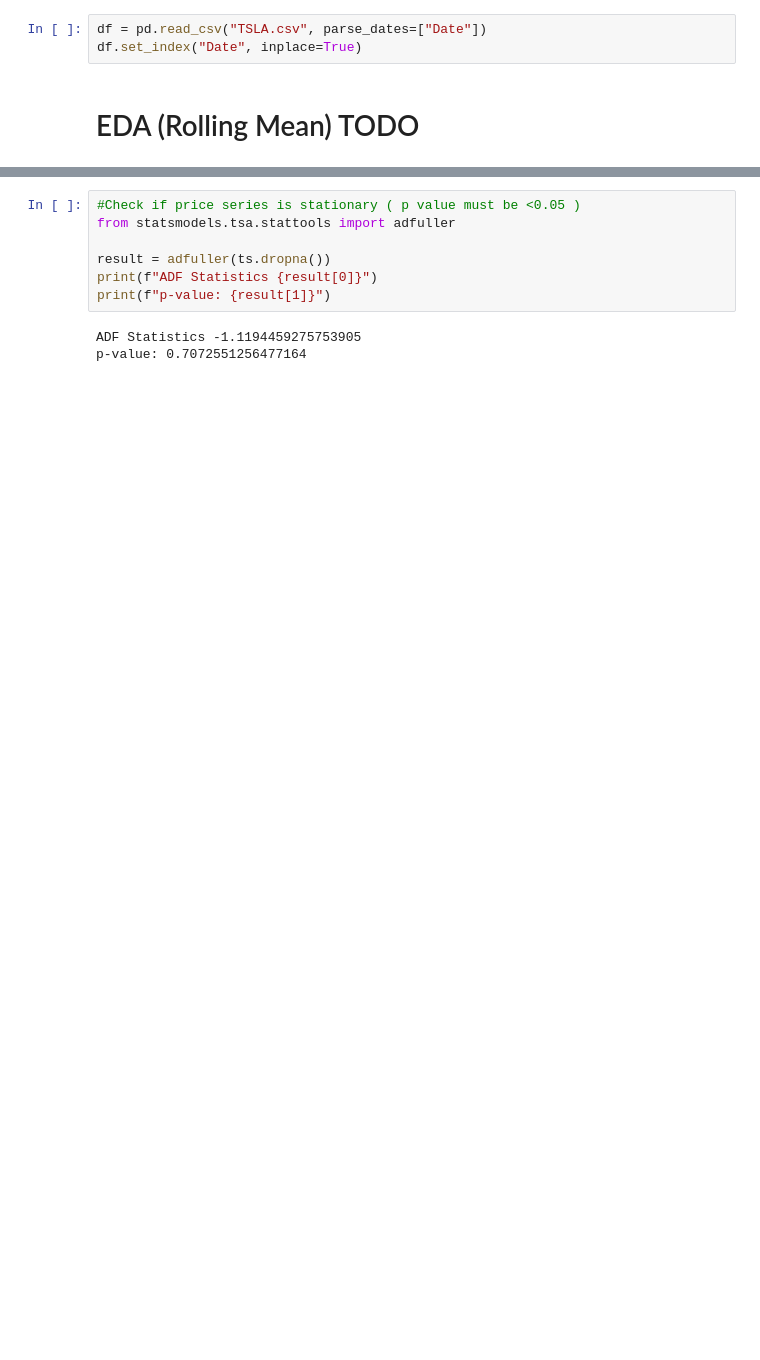
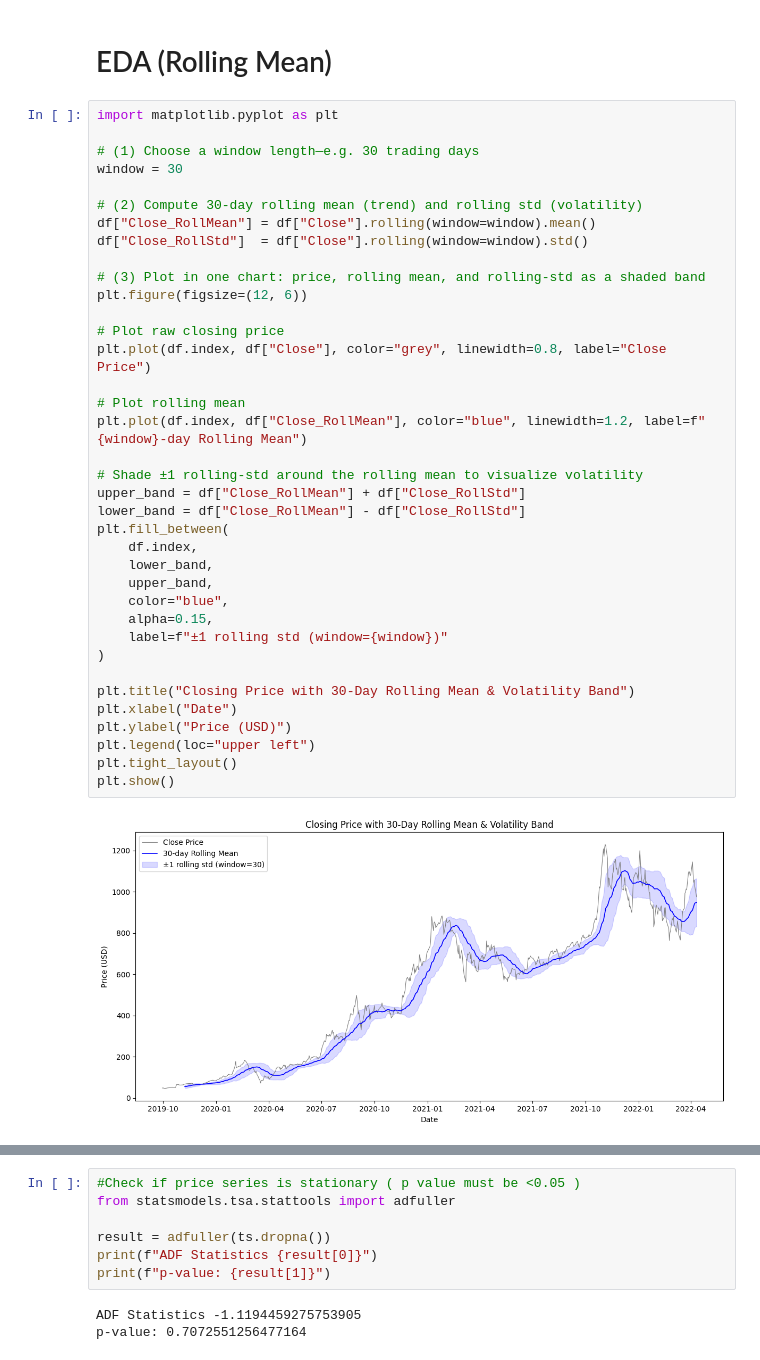
Before and after one commit to ProshunSaha/TSLA-S, a Jupyter notebook: ARIMA Final.ipynb, the cells around one changed output, grey strips where cells are left out. Drawn from its saved outputs; the diff is of its cells as text; blank space fills up the shorter version.

```diff
--- a/ARIMA Final.ipynb
+++ b/ARIMA Final.ipynb
@@ -5,5 +8,41 @@ import matplotlib.pyplot as plt
-# %%
-df = pd.read_csv("TSLA.csv", parse_dates=["Date"])
-df.set_index("Date", inplace=True)
 # %% [markdown]
-# EDA (Rolling Mean) TODO
+# EDA (Rolling Mean)
+# %%
+import matplotlib.pyplot as plt
+
+# (1) Choose a window length—e.g. 30 trading days
+window = 30
+
+# (2) Compute 30-day rolling mean (trend) and rolling std (volatility)
+df["Close_RollMean"] = df["Close"].rolling(window=window).mean()
+df["Close_RollStd"]  = df["Close"].rolling(window=window).std()
+
+# (3) Plot in one chart: price, rolling mean, and rolling‐std as a shaded band
+plt.figure(figsize=(12, 6))
+
+# Plot raw closing price
+plt.plot(df.index, df["Close"], color="grey", linewidth=0.8, label="Close Price")
+
+# Plot rolling mean
+plt.plot(df.index, df["Close_RollMean"], color="blue", linewidth=1.2, label=f"{window}-day Rolling Mean")
+
+# Shade ±1 rolling-std around the rolling mean to visualize volatility
+upper_band = df["Close_RollMean"] + df["Close_RollStd"]
+lower_band = df["Close_RollMean"] - df["Close_RollStd"]
+plt.fill_between(
+    df.index,
+    lower_band,
+    upper_band,
+    color="blue",
+    alpha=0.15,
+    label=f"±1 rolling std (window={window})"
+)
+
+plt.title("Closing Price with 30-Day Rolling Mean & Volatility Band")
+plt.xlabel("Date")
+plt.ylabel("Price (USD)")
+plt.legend(loc="upper left")
+plt.tight_layout()
+plt.show()
+# %% [output]
+[figure, added]
```
Also changed, not shown: parts of 24 cells of this notebook.
